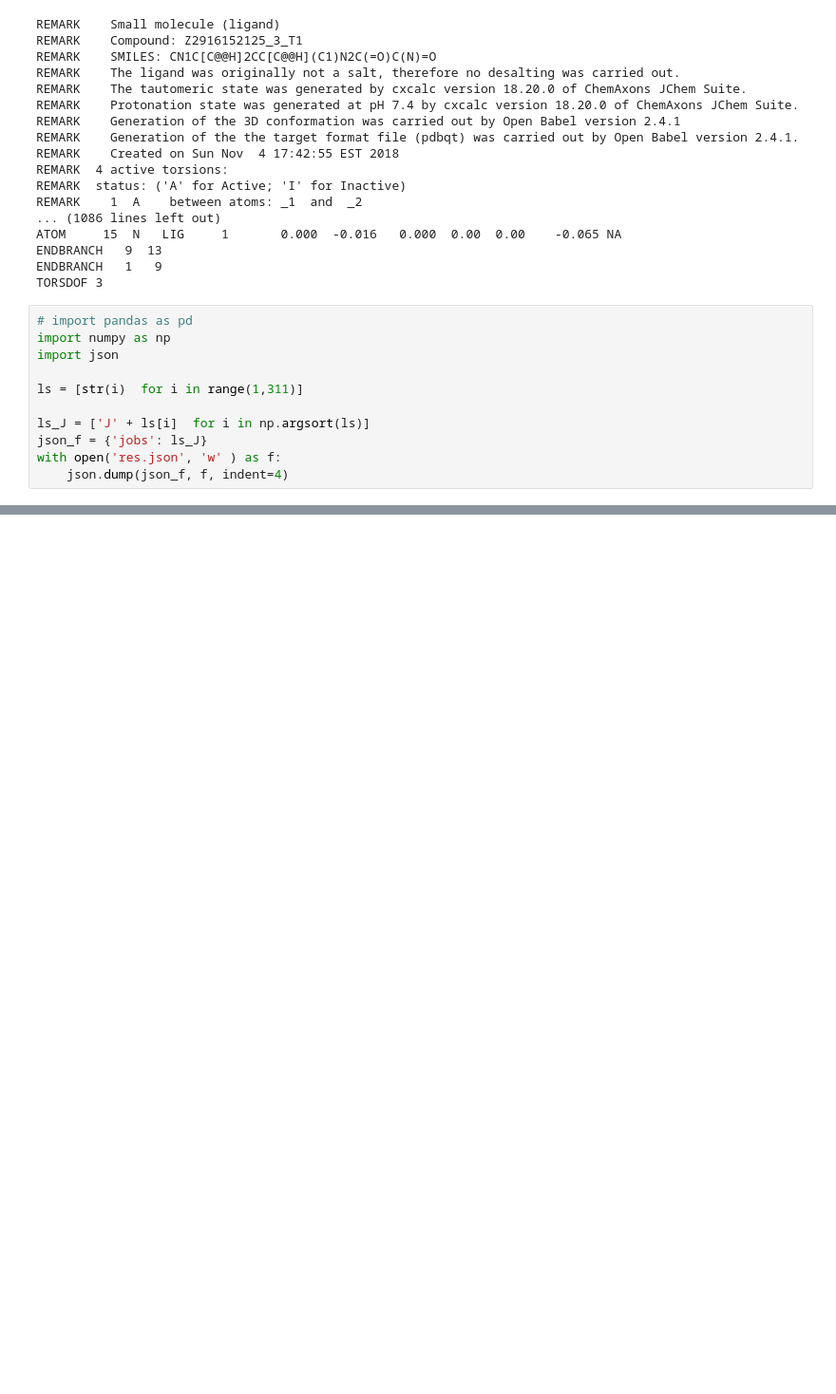
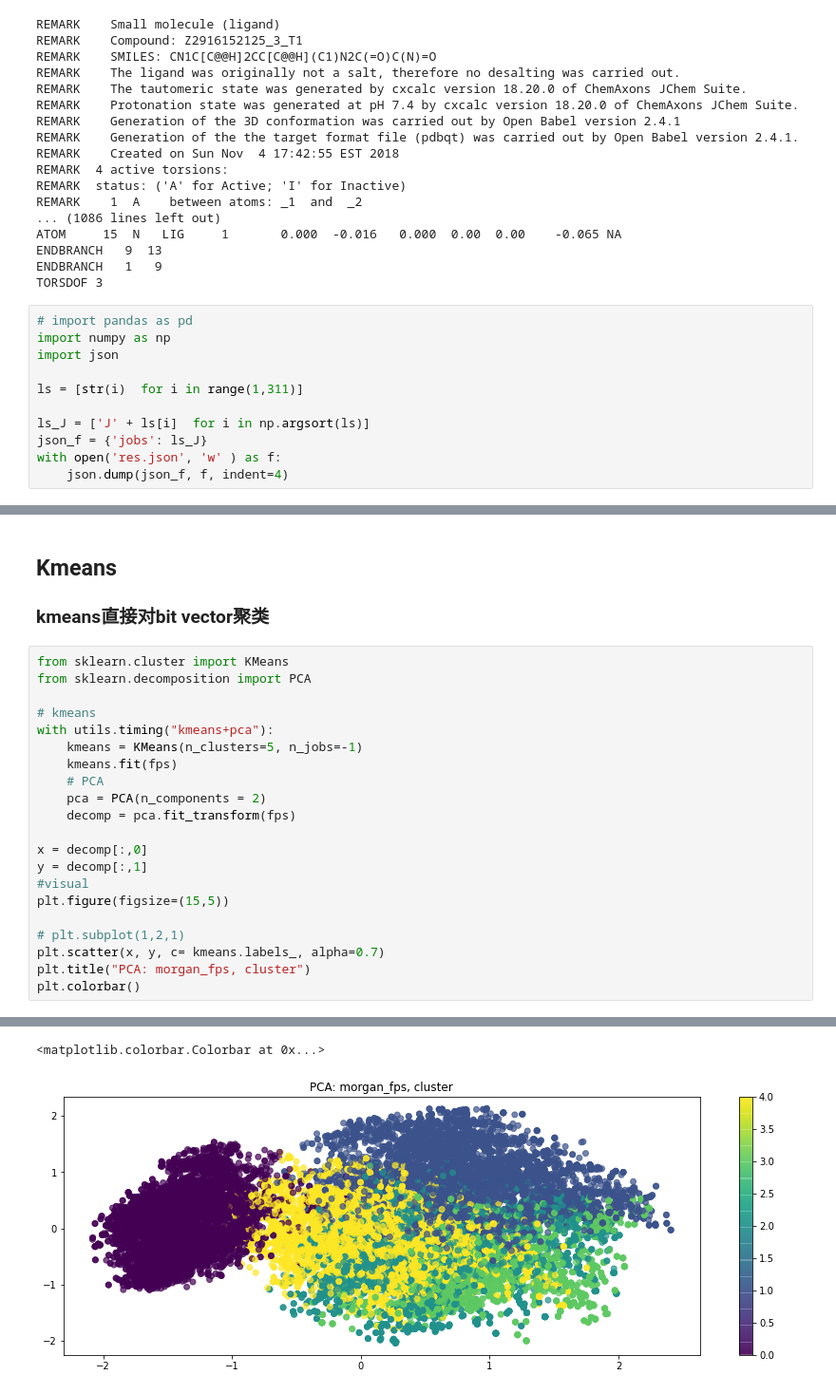
Before and after one commit to wewewexiao2008/virtual-screen, a Jupyter notebook: notebook.ipynb, the cells around one changed output, grey strips where cells are left out. Shown at 95% size. Cells and saved outputs as stored; diff of their text form; blank space fills up the shorter version.

```diff
--- a/notebook.ipynb
+++ b/notebook.ipynb
@@ -450,0 +503,25 @@ with open('res.json', 'w' ) as f:
+# %% [markdown]
+## Kmeans
+### kmeans直接对bit vector聚类
+# %%
+from sklearn.cluster import KMeans
+from sklearn.decomposition import PCA
+
+# kmeans
+with utils.timing("kmeans+pca"):
+    kmeans = KMeans(n_clusters=5, n_jobs=-1)
+    kmeans.fit(fps)
+    # PCA
+    pca = PCA(n_components = 2)
+    decomp = pca.fit_transform(fps)
+
+x = decomp[:,0]
+y = decomp[:,1]
+#visual
+plt.figure(figsize=(15,5))
+
+# plt.subplot(1,2,1)
+plt.scatter(x, y, c= kmeans.labels_, alpha=0.7)
+plt.title("PCA: morgan_fps, cluster")
+plt.colorbar()
+# %% [output]
@@ -450,0 +530,2 @@ with open('res.json', 'w' ) as f:
+<matplotlib.colorbar.Colorbar at 0x...>
+[figure, added]
```
Also changed, not shown: parts of 41 cells of this notebook, 4 other files.
